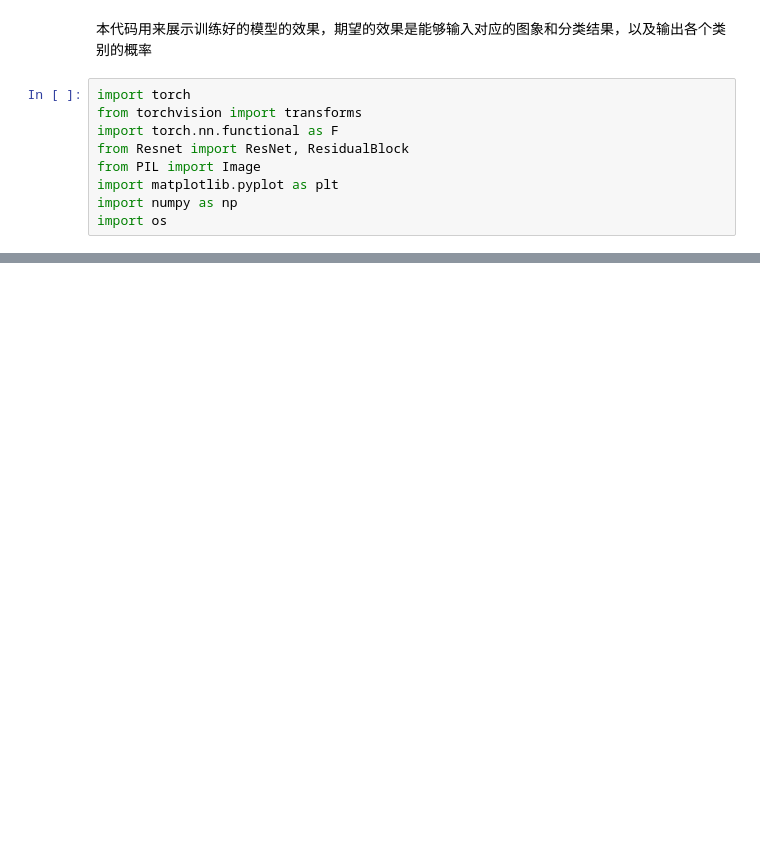
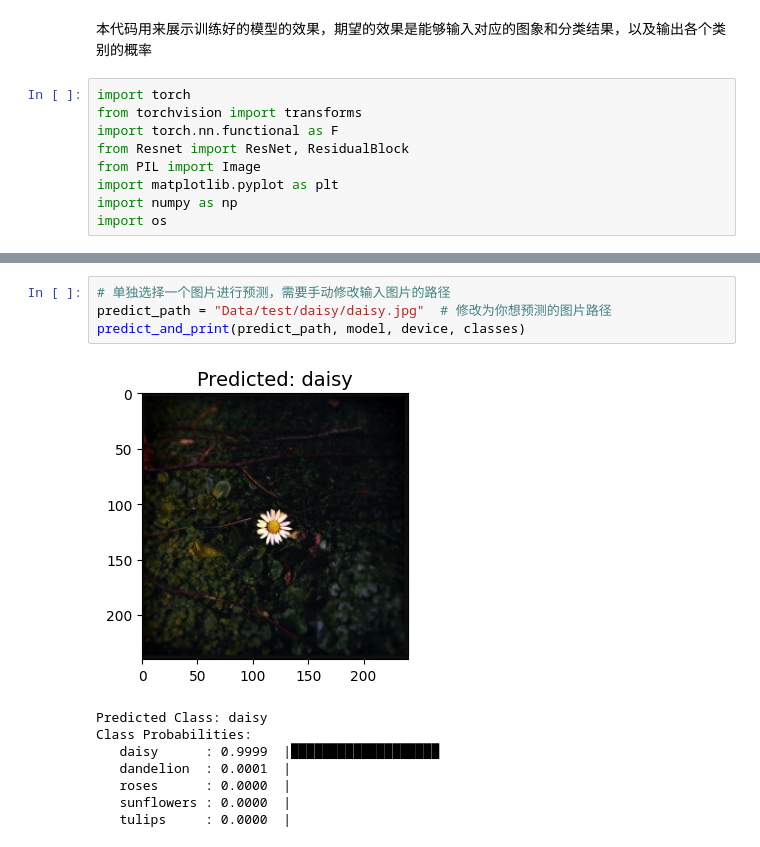
Before and after one commit to ohemarla/Principle-of-AI_2025fall, a Jupyter notebook: HW2/Show.ipynb, the cells around one changed output, grey strips where cells are left out. Cells and saved outputs as stored; diff of their text form; blank space fills up the shorter version.

```diff
--- a/HW2/Show.ipynb
+++ b/HW2/Show.ipynb
@@ -115,0 +118,13 @@ Class Probabilities:
+# %%
+# 单独选择一个图片进行预测，需要手动修改输入图片的路径
+predict_path = "Data/test/daisy/daisy.jpg"  # 修改为你想预测的图片路径
+predict_and_print(predict_path, model, device, classes)
+# %% [output]
+[figure, added]
+Predicted Class: daisy
+Class Probabilities:
+   daisy      : 0.9999  |███████████████████
+   dandelion  : 0.0001  |
+   roses      : 0.0000  |
+   sunflowers : 0.0000  |
+   tulips     : 0.0000  |
```
Also changed, not shown: parts of 2 cells of this notebook, 17 other files.
